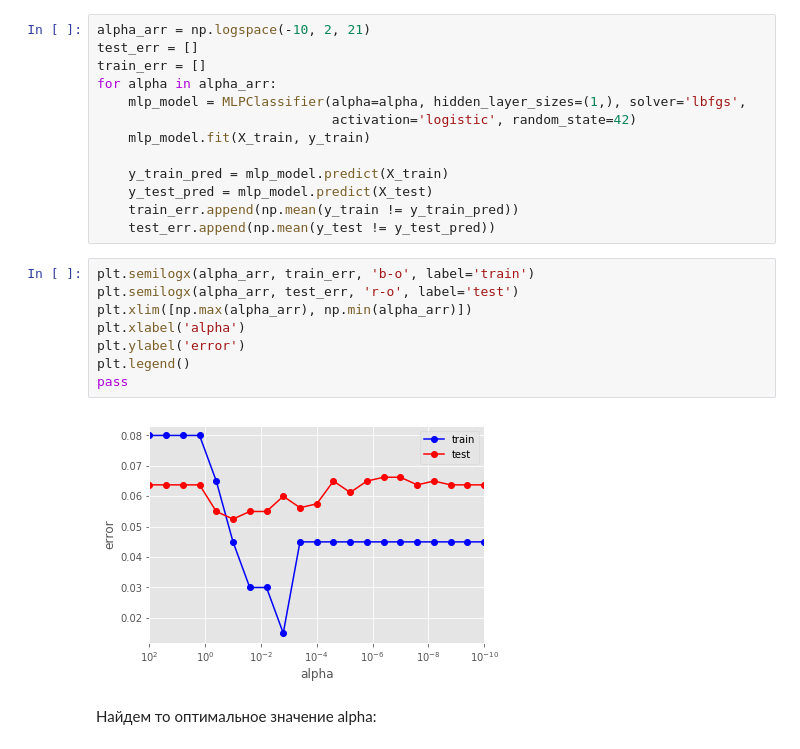
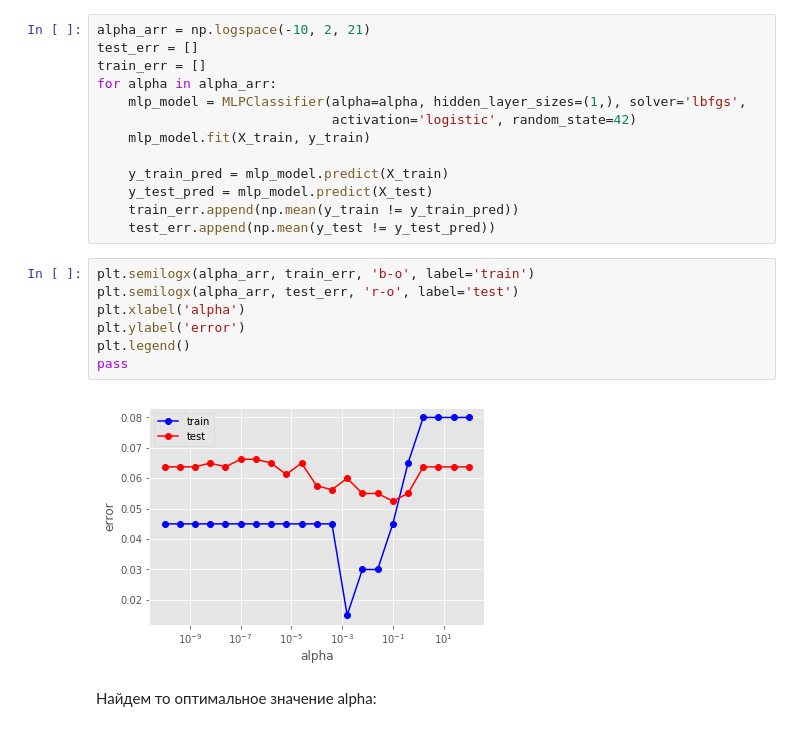
Before and after one commit to MichaelMurashov/MachineLearning, a Jupyter notebook: main.ipynb, the cells around one changed output. Drawn from its saved outputs; the diff is of its cells as text.

```diff
--- a/main.ipynb
+++ b/main.ipynb
@@ -273,13 +273,12 @@ for alpha in alpha_arr:
 # %%
 plt.semilogx(alpha_arr, train_err, 'b-o', label='train')
 plt.semilogx(alpha_arr, test_err, 'r-o', label='test')
-plt.xlim([np.max(alpha_arr), np.min(alpha_arr)])
 plt.xlabel('alpha')
 plt.ylabel('error')
 plt.legend()
 pass
 # %% [output]
-[figure, old version]
+[figure, new version]
 # %% [markdown]
 Найдем то оптимальное значение alpha:
 # %%
```
Also changed, not shown: parts of 7 cells of this notebook.
